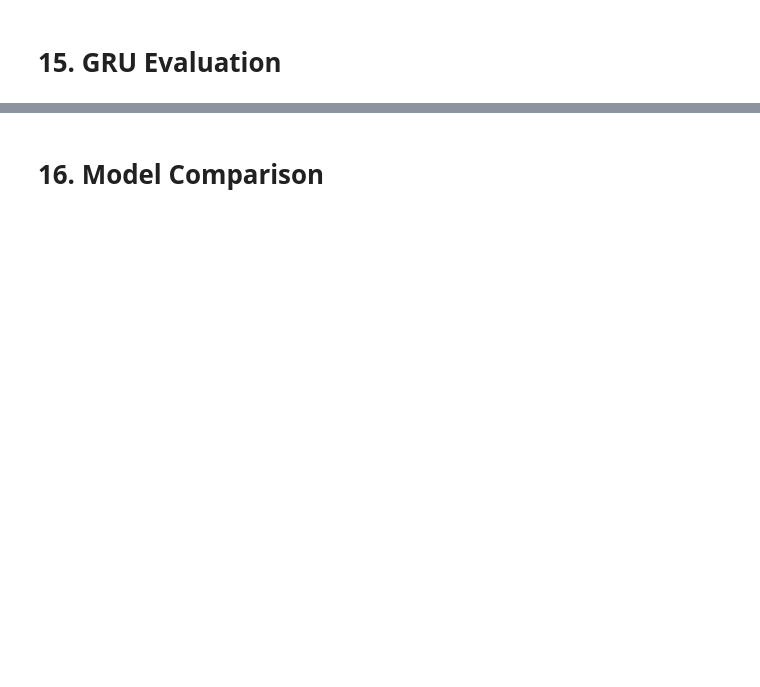
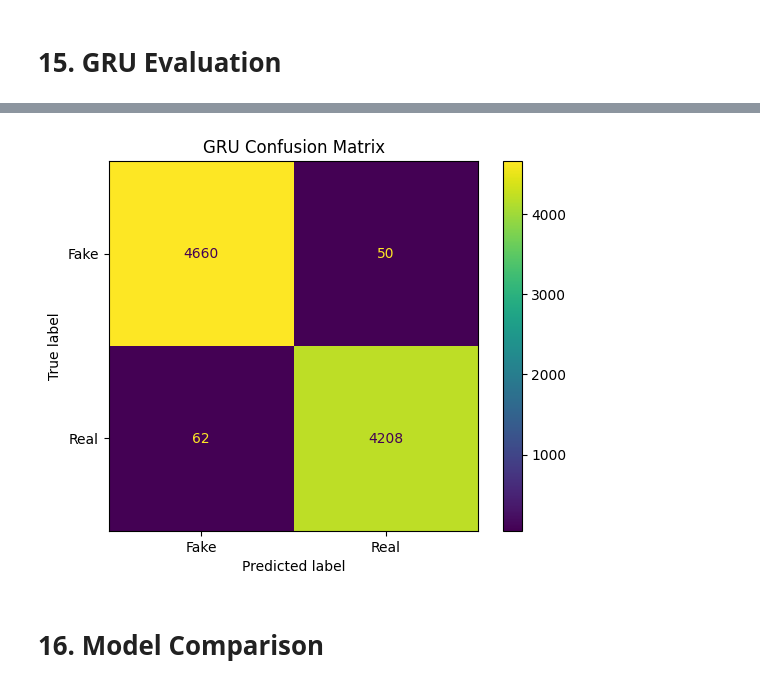
Before and after one commit to Dewnan/NLP_Group_15, a Jupyter notebook: notebooks/fake_news_detection_random_forest_gru.ipynb, the cells around one changed output, grey strips where cells are left out. Saved outputs shown, nothing was run; the diff lists cells and outputs as text; code cells hidden in the pictures; blank space fills up the shorter version.

```diff
--- a/notebooks/fake_news_detection_random_forest_gru.ipynb
+++ b/notebooks/fake_news_detection_random_forest_gru.ipynb
@@ -395,3 +404,13 @@ weighted avg       0.98      0.98      0.98      8980
+# %%
+ConfusionMatrixDisplay(
+    confusion_matrix=cm_gru,
+    display_labels=["Fake", "Real"]
+).plot()
+
+plt.title("GRU Confusion Matrix")
+plt.show()
+# %% [output]
+[figure, added]
 # %% [markdown]
 # 16. Model Comparison
 # %%
```
Also changed, not shown: parts of 8 cells of this notebook.
